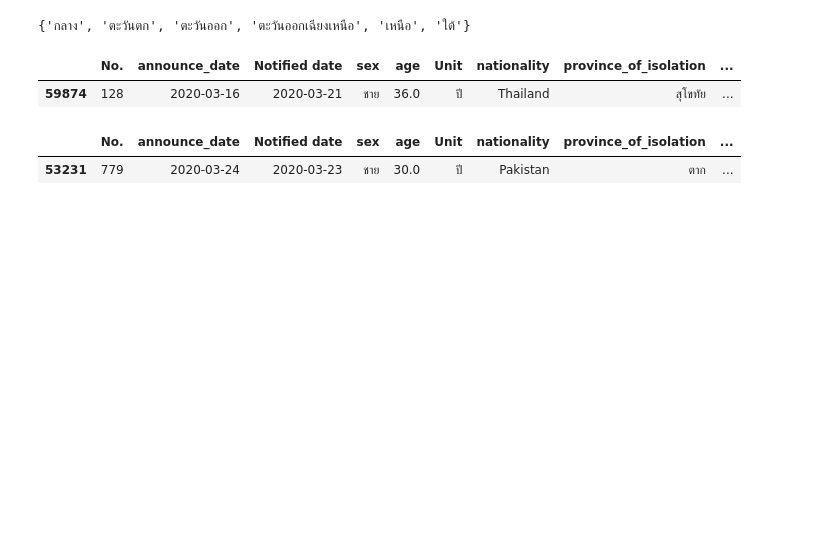
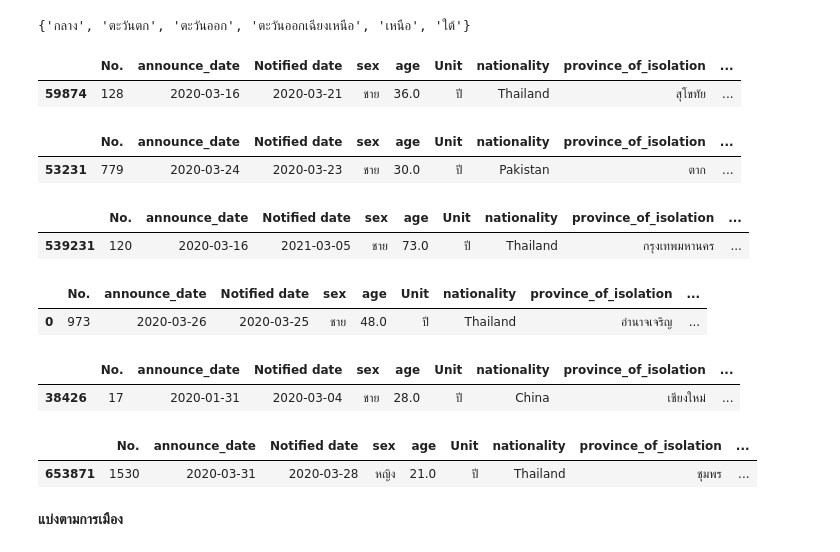
Before and after one commit to Athitiya00/data_viz_2022, a Jupyter notebook: BasicPython&DataViz_midterm2022.ipynb, the cells around one changed output. Saved outputs shown, nothing was run; the diff lists cells and outputs as text; code cells hidden in the pictures; blank space fills up the shorter version.

```diff
--- a/BasicPython&DataViz_midterm2022.ipynb
+++ b/BasicPython&DataViz_midterm2022.ipynb
@@ -318,3 +318,6 @@ data1
 # ข้อ 1 อายุของผู้ป่วยคนแรกในแต่ละภูมิภาค (เหนือ, กลาง, ใต้, ...) (20 คะแนน)
 # %% [markdown]
  **แบ่งตามภูมิศาสตร์**
+# %%
+data_geo = data1[['No.','announce_date','Notified date','sex','age','Unit','nationality','province_of_isolation','risk','province_of_onset','district_of_onset','จังหวัด','6 ภูมิภาค (ภูมิศาสตร์)']]
+data_geo # เลือกมาเฉพาะคอมลัมน์ที่ต้องการ คือ No.,announce_date,Notified date,sex,age,Unit,nationality,province_of_isolation,risk,province_of_onset,district_of_onset,จังหวัด และ 6 ภูมิภาค (ภูมิศาสตร์)
@@ -334,3 +351,29 @@ data6_2.head(1)
 # %% [output]
 |  | No. | announce_date | Notified date | sex | age | Unit | nationality | province_of_isolation | ... |
 | 53231 | 779 | 2020-03-24 | 2020-03-23 | ชาย | 30.0 | ปี | Pakistan | ตาก | ... |
+# %%
+data1_3 = data_geo[data_geo['6 ภูมิภาค (ภูมิศาสตร์)']=='ตะวันออก']
+data1_3.head(1)
+# %% [output]
+|  | No. | announce_date | Notified date | sex | age | Unit | nationality | province_of_isolation | ... |
+| 539231 | 120 | 2020-03-16 | 2021-03-05 | ชาย | 73.0 | ปี | Thailand | กรุงเทพมหานคร | ... |
+# %%
+data1_4 = data_geo[data_geo['6 ภูมิภาค (ภูมิศาสตร์)']=='ตะวันออกเฉียงเหนือ']
+data1_4.head(1)
+# %% [output]
+|  | No. | announce_date | Notified date | sex | age | Unit | nationality | province_of_isolation | ... |
+| 0 | 973 | 2020-03-26 | 2020-03-25 | ชาย | 48.0 | ปี | Thailand | อำนาจเจริญ | ... |
+# %%
+data1_5 = data_geo[data_geo['6 ภูมิภาค (ภูมิศาสตร์)']=='เหนือ']
+data1_5.head(1)
+# %% [output]
+|  | No. | announce_date | Notified date | sex | age | Unit | nationality | province_of_isolation | ... |
+| 38426 | 17 | 2020-01-31 | 2020-03-04 | ชาย | 28.0 | ปี | China | เชียงใหม่ | ... |
+# %%
+data1_6 = data_geo[data_geo['6 ภูมิภาค (ภูมิศาสตร์)']=='ใต้']
+data1_6.head(1)
+# %% [output]
+|  | No. | announce_date | Notified date | sex | age | Unit | nationality | province_of_isolation | ... |
+| 653871 | 1530 | 2020-03-31 | 2020-03-28 | หญิง | 21.0 | ปี | Thailand | ชุมพร | ... |
+# %% [markdown]
+**แบ่งตามการเมือง**
```
Also changed, not shown: parts of 26 cells of this notebook.
